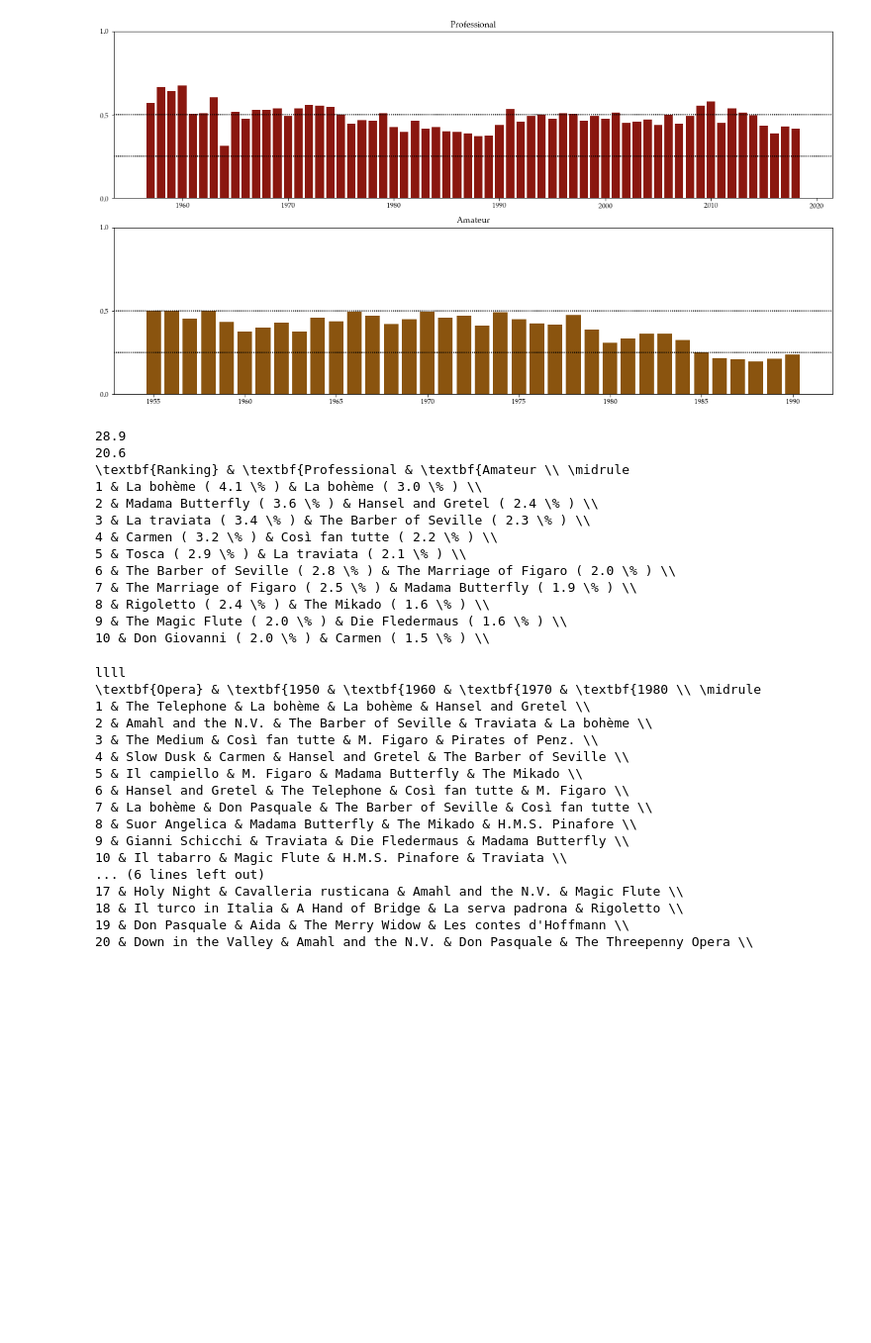
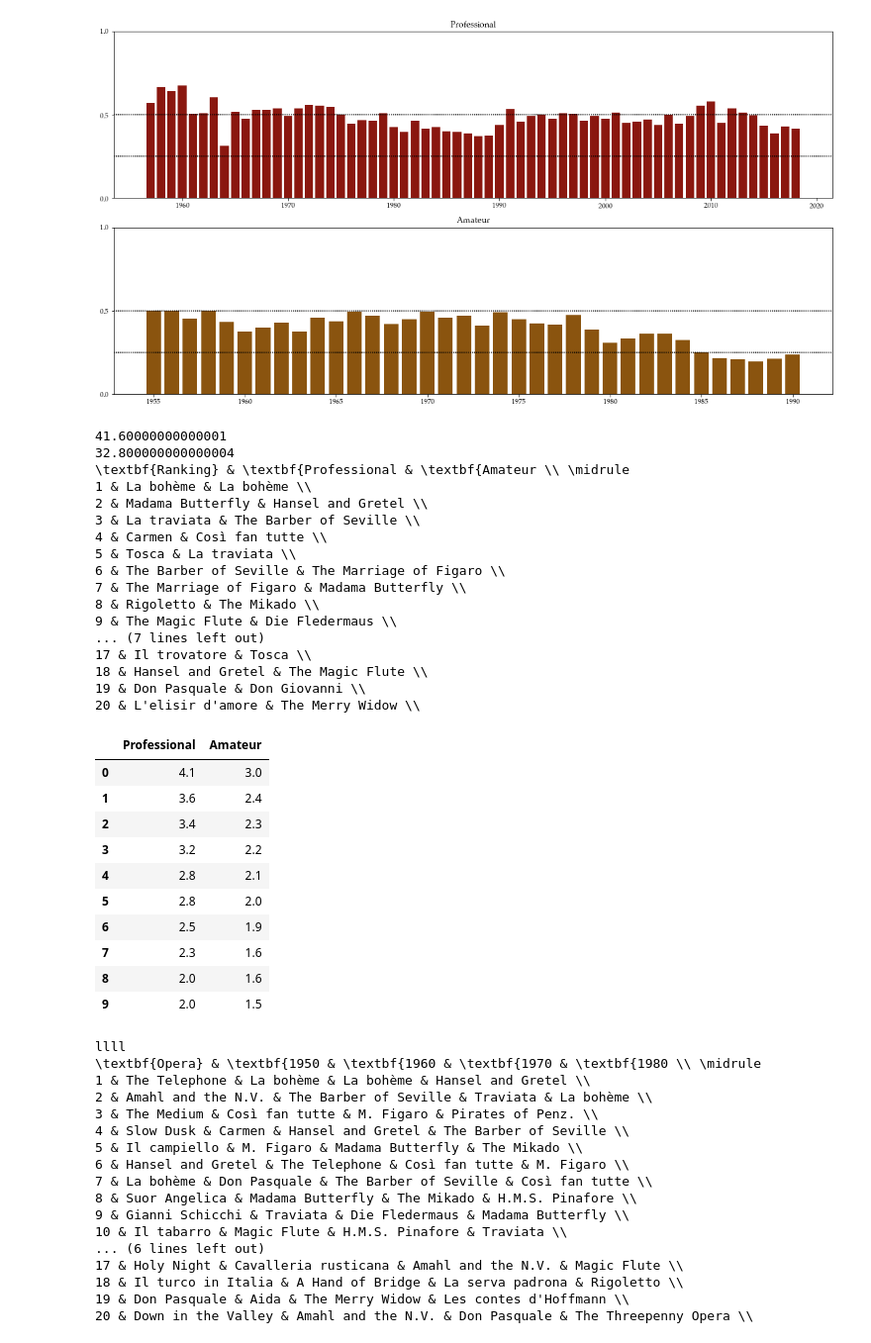
Before and after one commit to lievcin/zipf_opera, a Jupyter notebook: notebooks/5. For Report/3. Exploration/3. Overview of sources-USA.ipynb, the cells around one changed output. Shown at 99% size. Drawn from its saved outputs; the diff is of its cells as text; code cells hidden in the pictures; blank space fills up the shorter version.

```diff
--- a/notebooks/4. For Report/3. Exploration/3. Overview of sources-USA.ipynb
+++ b/notebooks/5. For Report/3. Exploration/3. Overview of sources-USA.ipynb
@@ -341,13 +341,13 @@ for num, source in enumerate(sources):
     c_df = c_df.groupby(['work'])
     c_df = c_df.agg({'performance_count': np.sum })
     c_df = c_df.sort_values(by=['performance_count'], ascending=False)
-    c_df = c_df.head(10)
+    c_df = c_df.head(20)
     c_df = c_df.reset_index(level=['work'])
     c_df['top_work'] = c_df.apply(lambda row: int(1000*row['performance_count']/total)/10, axis=1)
     total_share = sum(c_df['top_work'].values.tolist())
     print(total_share)
     c_df['top_work'] = c_df.apply(lambda row: row['work'] + ' ( ' + str(row['top_work']) + ' \% )', axis=1)
-    c_df[source] = c_df['top_work']
+    c_df[source] = c_df['work']
     c_df = c_df[source]
     if num==0:
         df = c_df.copy().to_frame()
@@ -396,19 +396,37 @@ for idx,row in df.iterrows():
 
 # ###############################################################
 # %% [output]
-28.9
-20.6
+41.60000000000001
+32.800000000000004
 \textbf{Ranking} & \textbf{Professional & \textbf{Amateur \\ \midrule
-1 & La bohème ( 4.1 \% ) & La bohème ( 3.0 \% ) \\
-2 & Madama Butterfly ( 3.6 \% ) & Hansel and Gretel ( 2.4 \% ) \\
-3 & La traviata ( 3.4 \% ) & The Barber of Seville ( 2.3 \% ) \\
-4 & Carmen ( 3.2 \% ) & Così fan tutte ( 2.2 \% ) \\
-5 & Tosca ( 2.9 \% ) & La traviata ( 2.1 \% ) \\
-6 & The Barber of Seville ( 2.8 \% ) & The Marriage of Figaro ( 2.0 \% ) \\
-7 & The Marriage of Figaro ( 2.5 \% ) & Madama Butterfly ( 1.9 \% ) \\
-8 & Rigoletto ( 2.4 \% ) & The Mikado ( 1.6 \% ) \\
-9 & The Magic Flute ( 2.0 \% ) & Die Fledermaus ( 1.6 \% ) \\
-10 & Don Giovanni ( 2.0 \% ) & Carmen ( 1.5 \% ) \\
+1 & La bohème & La bohème \\
+2 & Madama Butterfly & Hansel and Gretel \\
+3 & La traviata & The Barber of Seville \\
+4 & Carmen & Così fan tutte \\
+5 & Tosca & La traviata \\
+6 & The Barber of Seville & The Marriage of Figaro \\
+7 & The Marriage of Figaro & Madama Butterfly \\
+8 & Rigoletto & The Mikado \\
+9 & The Magic Flute & Die Fledermaus \\
+... (7 lines left out)
+17 & Il trovatore & Tosca \\
+18 & Hansel and Gretel & The Magic Flute \\
+19 & Don Pasquale & Don Giovanni \\
+20 & L'elisir d'amore & The Merry Widow \\
+# %%
+df
+# %% [output]
+|  | Professional | Amateur |
+| 0 | 4.1 | 3.0 |
+| 1 | 3.6 | 2.4 |
+| 2 | 3.4 | 2.3 |
+| 3 | 3.2 | 2.2 |
+| 4 | 2.8 | 2.1 |
+| 5 | 2.8 | 2.0 |
+| 6 | 2.5 | 1.9 |
+| 7 | 2.3 | 1.6 |
+| 8 | 2.0 | 1.6 |
+| 9 | 2.0 | 1.5 |
 # %%
 ######################## top 20 works over decades table ########################
 
```
Also changed, not shown: 5 other files.
